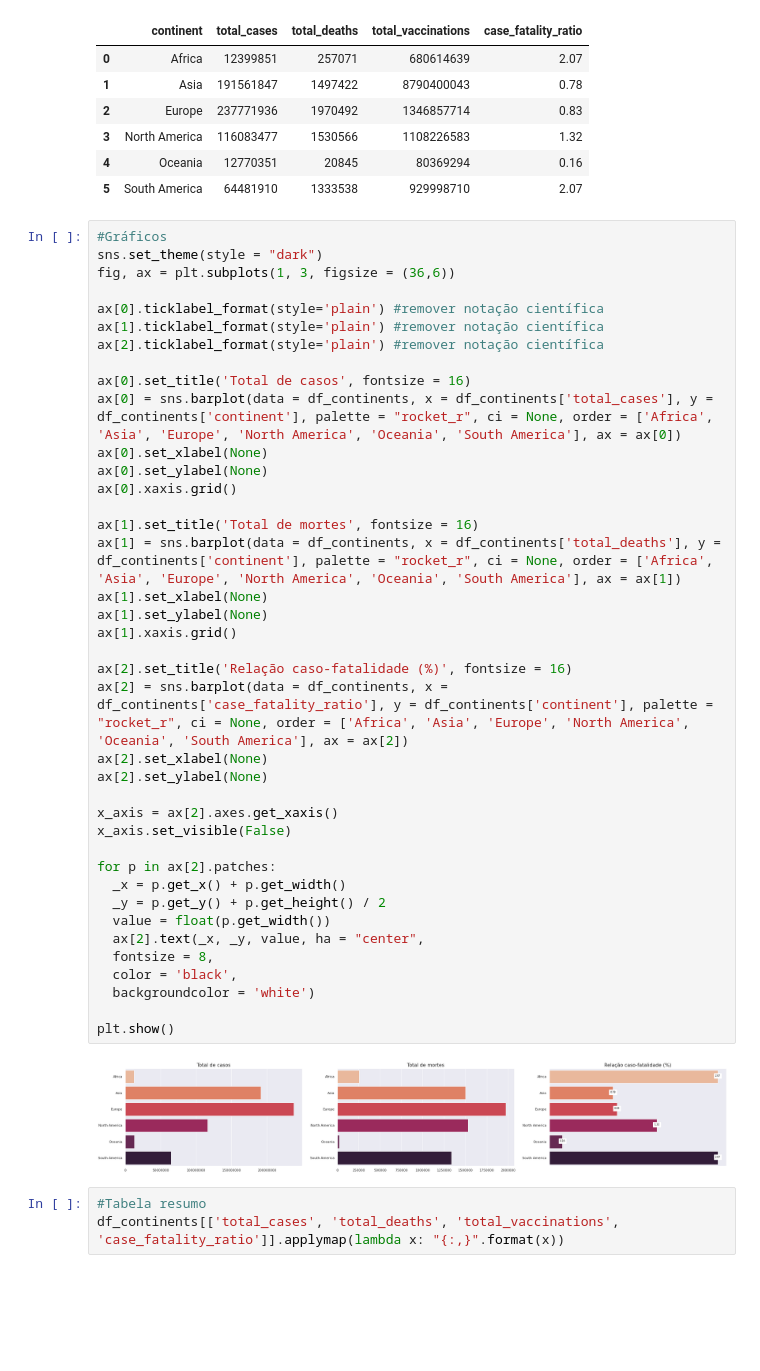
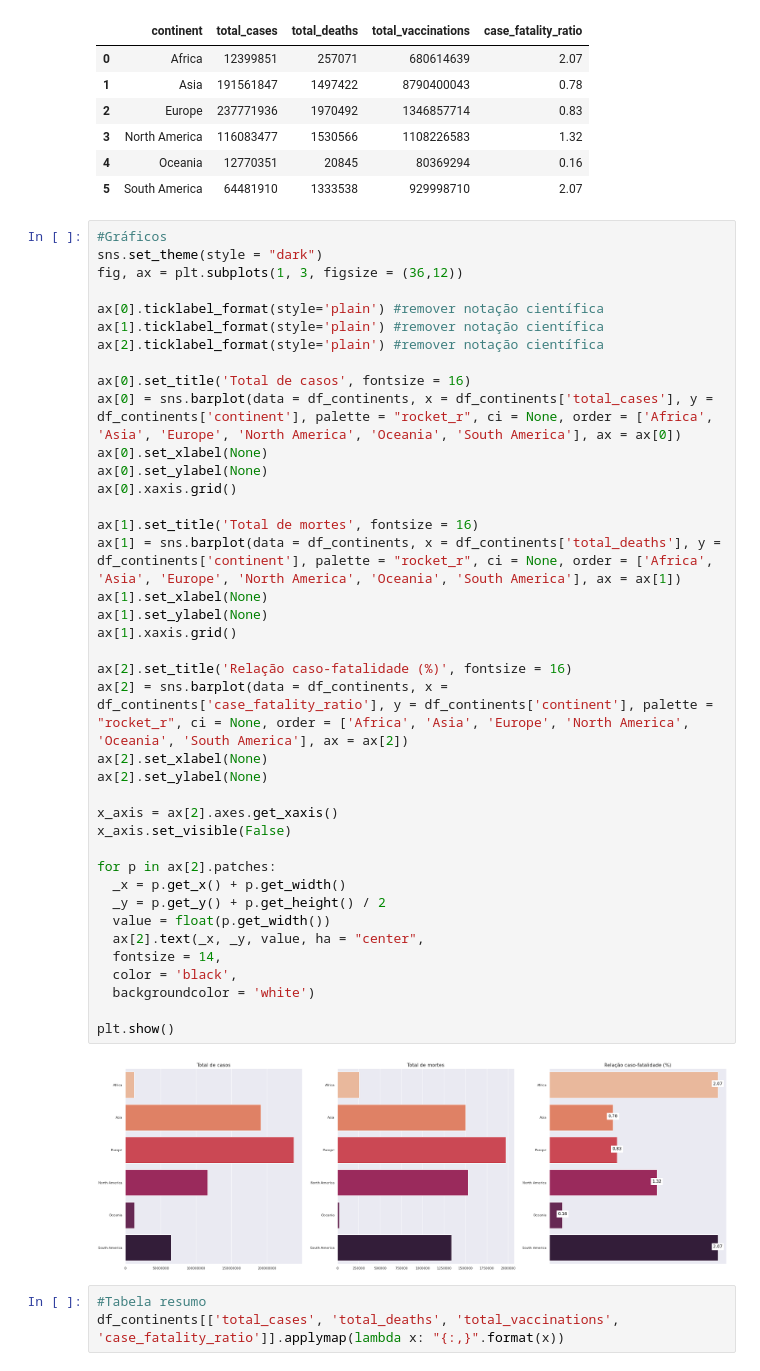
Before and after one commit to LRLeite/Data-Analytics, a Jupyter notebook: covid_19.ipynb, the cells around one changed output. Drawn from its saved outputs; the diff is of its cells as text; blank space fills up the shorter version.

```diff
--- a/covid_19.ipynb
+++ b/covid_19.ipynb
@@ -242,7 +242,7 @@ df_continents
 # %%
 #Gráficos
 sns.set_theme(style = "dark")
-fig, ax = plt.subplots(1, 3, figsize = (36,6))
+fig, ax = plt.subplots(1, 3, figsize = (36,12))
 
 ax[0].ticklabel_format(style='plain') #remover notação científica
 ax[1].ticklabel_format(style='plain') #remover notação científica
@@ -251,35 +251,35 @@ ax[2].ticklabel_format(style='plain') #remover notação científica
 ax[0].set_title('Total de casos', fontsize = 16)
 ax[0] = sns.barplot(data = df_continents, x = df_continents['total_cases'], y = df_continents['continent'], palette = "rocket_r", ci = None, order = ['Africa', 'Asia', 'Europe', 'North America', 'Oceania', 'South America'], ax = ax[0])
 ax[0].set_xlabel(None)
 ax[0].set_ylabel(None)
 ax[0].xaxis.grid()
 
 ax[1].set_title('Total de mortes', fontsize = 16)
 ax[1] = sns.barplot(data = df_continents, x = df_continents['total_deaths'], y = df_continents['continent'], palette = "rocket_r", ci = None, order = ['Africa', 'Asia', 'Europe', 'North America', 'Oceania', 'South America'], ax = ax[1])
 ax[1].set_xlabel(None)
 ax[1].set_ylabel(None)
 ax[1].xaxis.grid()
 
 ax[2].set_title('Relação caso-fatalidade (%)', fontsize = 16)
 ax[2] = sns.barplot(data = df_continents, x = df_continents['case_fatality_ratio'], y = df_continents['continent'], palette = "rocket_r", ci = None, order = ['Africa', 'Asia', 'Europe', 'North America', 'Oceania', 'South America'], ax = ax[2])
 ax[2].set_xlabel(None)
 ax[2].set_ylabel(None)
 
 x_axis = ax[2].axes.get_xaxis()
 x_axis.set_visible(False)
 
 for p in ax[2].patches:
   _x = p.get_x() + p.get_width()
   _y = p.get_y() + p.get_height() / 2
   value = float(p.get_width())
   ax[2].text(_x, _y, value, ha = "center",
-  fontsize = 8,
+  fontsize = 14,
   color = 'black',
   backgroundcolor = 'white')
 
 plt.show()
 # %% [output]
-[figure, old version]
+[figure, new version]
 # %%
 #Tabela resumo
 df_continents[['total_cases', 'total_deaths', 'total_vaccinations', 'case_fatality_ratio']].applymap(lambda x: "{:,}".format(x))
```
